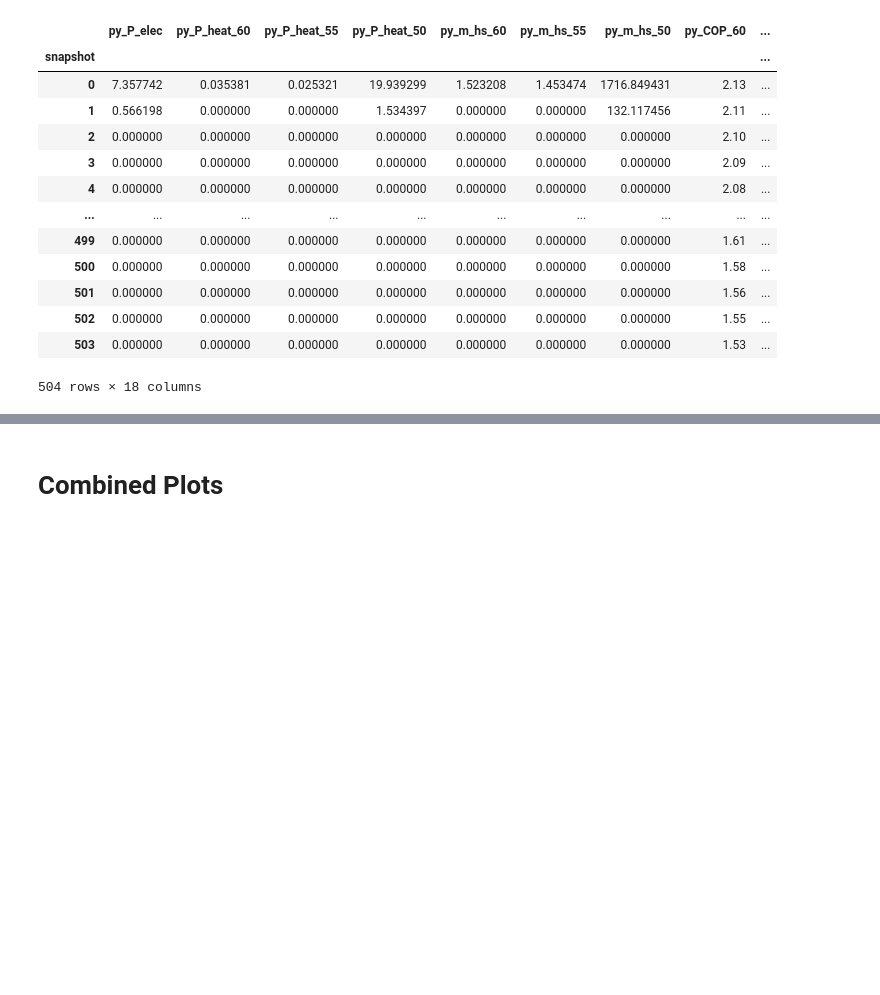
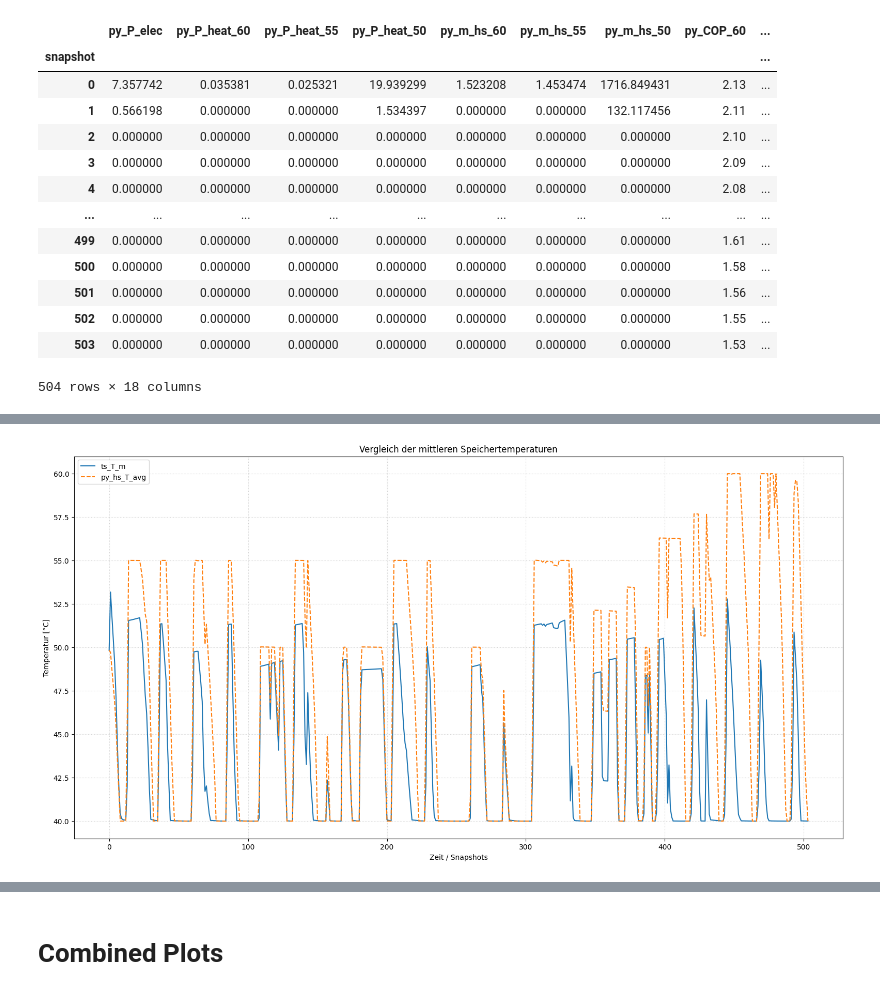
Before and after one commit to choffma8/masterprojektWaermespeicher, a Jupyter notebook: konstanterTemperaturspeicher - 3 Wochen.ipynb, the cells around one changed output, grey strips where cells are left out. Drawn from its saved outputs; the diff is of its cells as text; code cells hidden in the pictures; blank space fills up the shorter version.

```diff
--- a/konstanterTemperaturspeicher - 3 Wochen.ipynb
+++ b/konstanterTemperaturspeicher - 3 Wochen.ipynb
@@ -489,0 +474,15 @@ output_pypsa
+# %%
+plt.figure(figsize=(19.2, 9.6))
+
+plt.plot(TRNSYSdata["ts_T_m"].fillna(0), label="ts_T_m")
+plt.plot(output_pypsa["T_avg"].fillna(0), label="py_hs_T_avg", linestyle="--")
+
+plt.ylim(39, 61)
+plt.xlabel("Zeit / Snapshots")
+plt.ylabel("Temperatur [°C]")
+plt.title("Vergleich der mittleren Speichertemperaturen")
+plt.grid(True, linestyle=":", alpha=0.6)
+plt.legend()
+plt.show()
+# %% [output]
+[figure, added]
```
Also changed, not shown: parts of 14 cells of this notebook, 5 other files.
